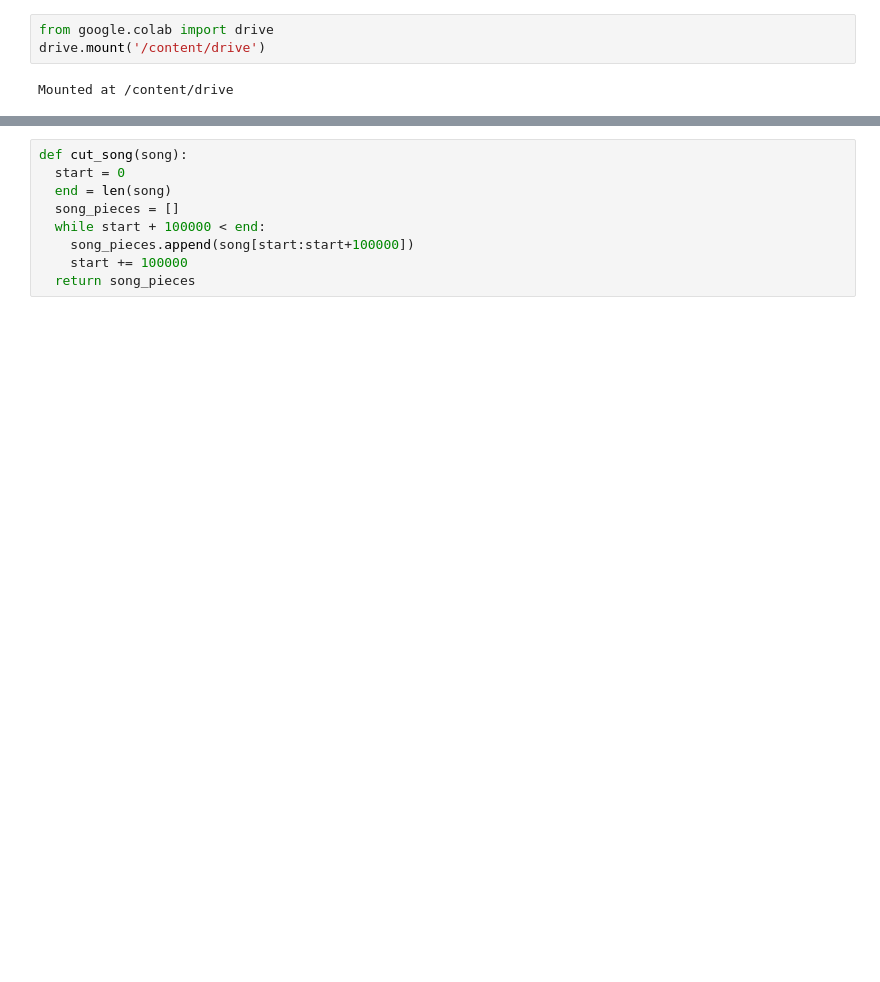
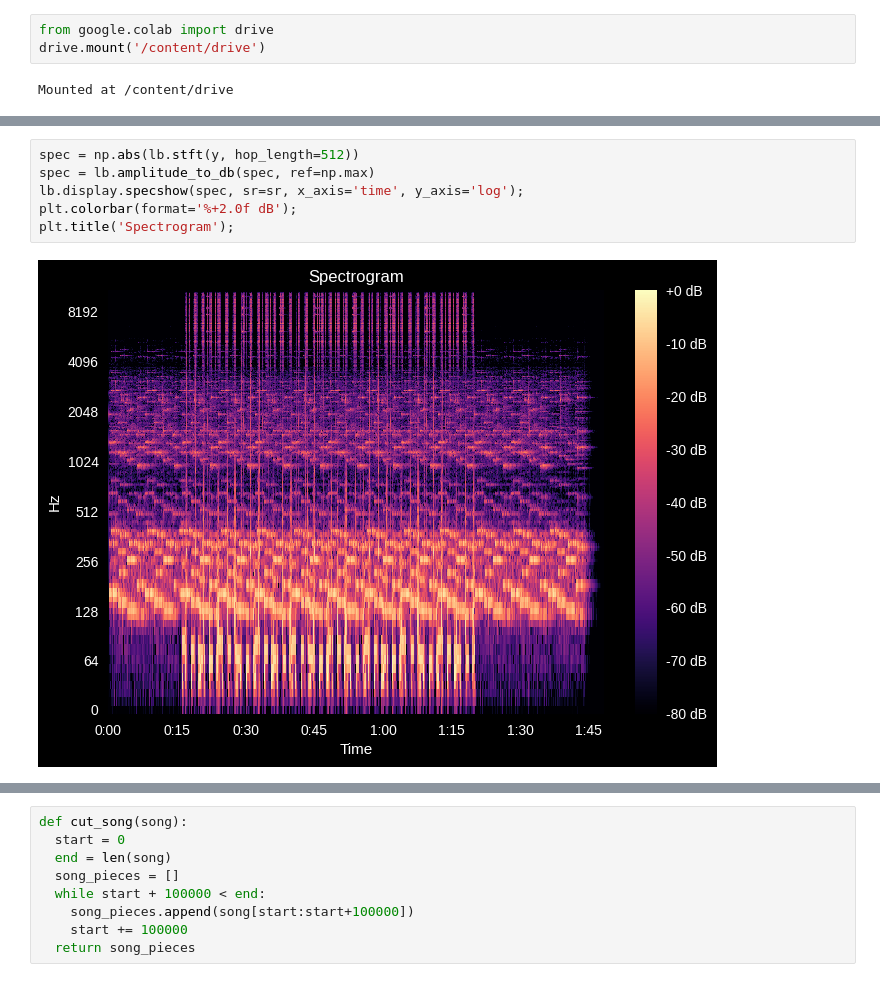
Before and after one commit to namita0210/music-genre-classification, a Jupyter notebook: Music_Genre_CLassification.ipynb, the cells around one changed output, grey strips where cells are left out. Drawn from its saved outputs; the diff is of its cells as text; blank space fills up the shorter version.

Commit message:
add mel spectrograms

```diff
--- a/Music_Genre_CLassification.ipynb
+++ b/Music_Genre_CLassification.ipynb
@@ -12,0 +47,8 @@ music = '/content/drive/MyDrive/music'
+# %%
+spec = np.abs(lb.stft(y, hop_length=512))
+spec = lb.amplitude_to_db(spec, ref=np.max)
+lb.display.specshow(spec, sr=sr, x_axis='time', y_axis='log');
+plt.colorbar(format='%+2.0f dB');
+plt.title('Spectrogram');
+# %% [output]
+[figure, added]
```
Also changed, not shown: parts of 18 cells of this notebook.
